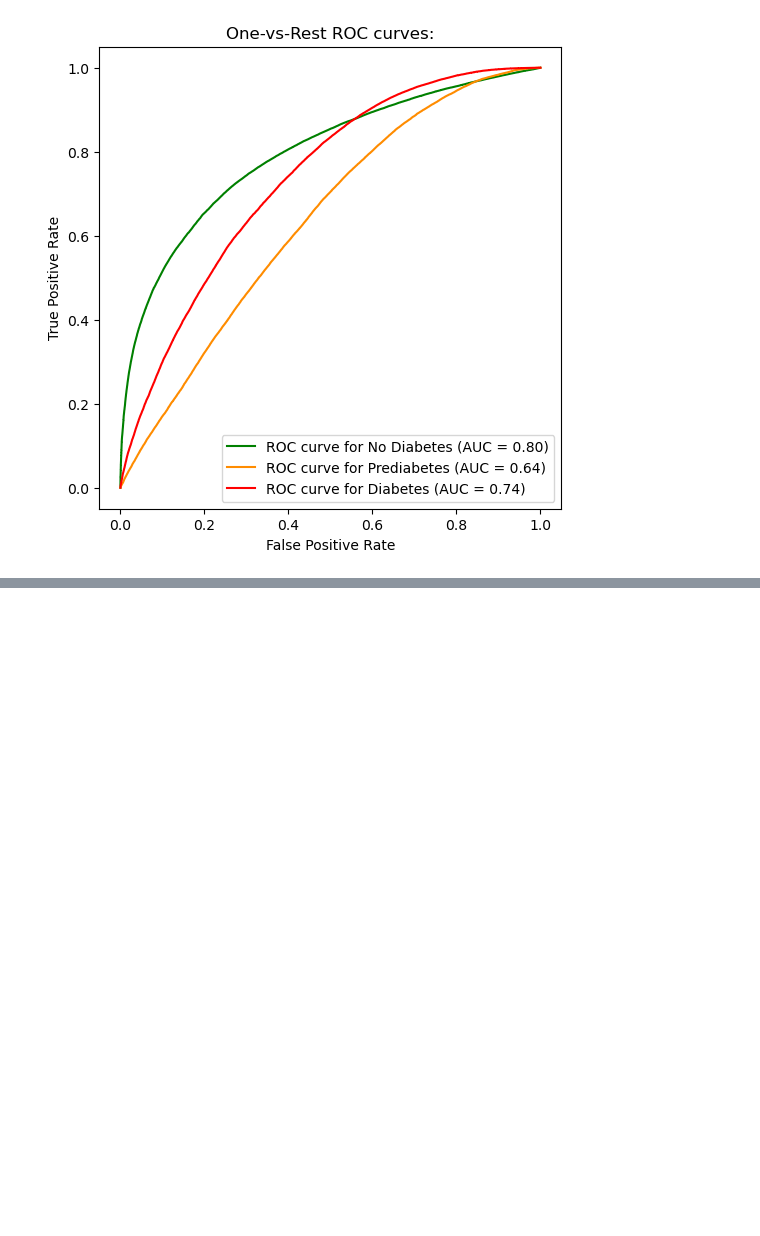
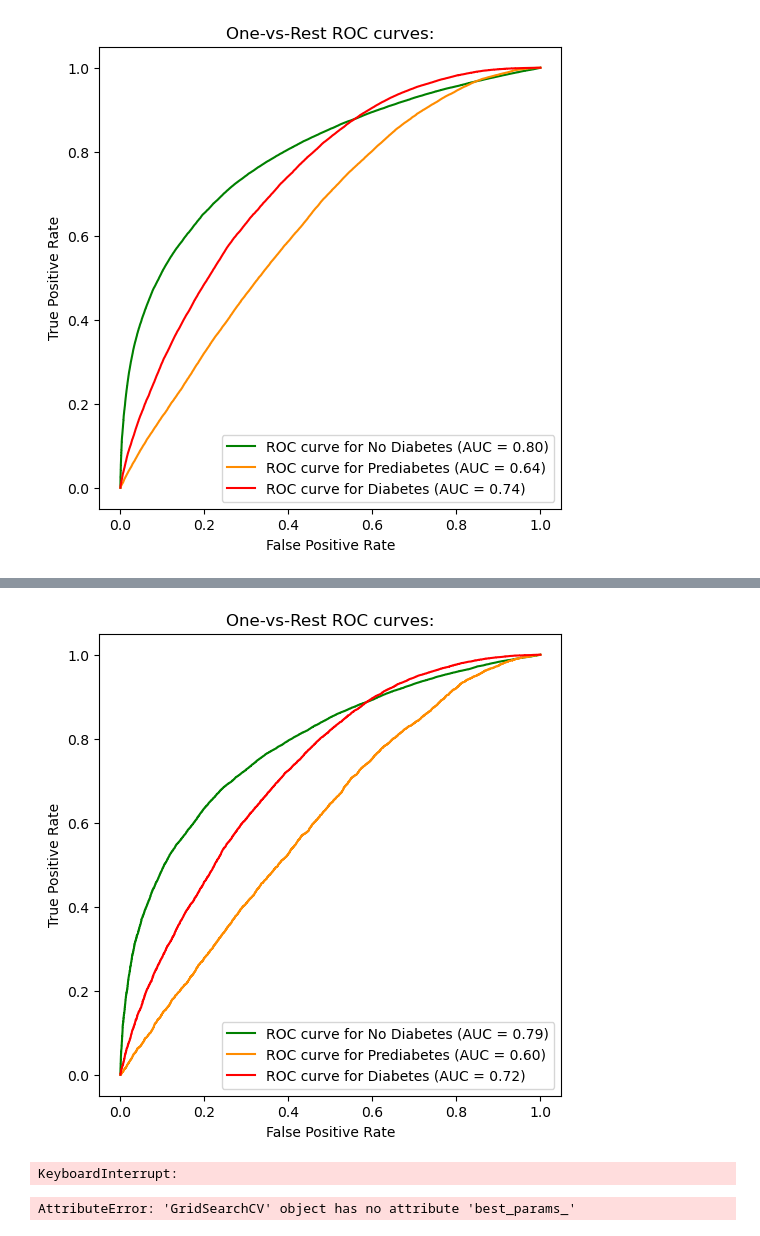
Before and after one commit to annalisa7/ML_project, a Jupyter notebook: BasicModels.ipynb, the cells around one changed output, grey strips where cells are left out. Saved outputs shown, nothing was run; the diff lists cells and outputs as text; code cells hidden in the pictures; blank space fills up the shorter version.

```diff
--- a/baselineModel2.ipynb
+++ b/BasicModels.ipynb
@@ -689,0 +726,38 @@ plt.show()
+# %%
+label_binarizer = LabelBinarizer().fit(y_train)
+y_onehot_test = label_binarizer.transform(y_test)
+
+fig, ax = plt.subplots(figsize=(6,6))
+for class_id, color in zip(range(len(np.unique(y))),colors):
+    RocCurveDisplay.from_predictions(
+        y_onehot_test[:,class_id],
+        y_score[:,class_id],
+        name=f"ROC curve for {target_names[class_id]}",
+        color=color,
+        ax=ax,
+    )
+
+plt.axis("square")
+plt.xlabel("False Positive Rate")
+plt.ylabel("True Positive Rate")
+plt.title("One-vs-Rest ROC curves:")
+plt.legend()
+plt.show()
+# %% [output]
+[figure, added]
+# %%
+param_grid = {
+    'C': [0.001, 0.01, 0.1, 1, 10, 100],  # Regularization parameter
+    'penalty': ['l1', 'l2'],  # Regularization type
+}
+
+# Create GridSearchCV object
+grid_search = GridSearchCV(model_svm, param_grid, cv=5, scoring='accuracy')
+grid_search.fit(X_train, y_train)
+# %% [output]
+KeyboardInterrupt:
+# %%
+best_params = grid_search.best_params_
+print(best_params)
+# %% [output]
+AttributeError: 'GridSearchCV' object has no attribute 'best_params_'
```
Also changed, not shown: parts of 16 cells of this notebook, 1 other file.
